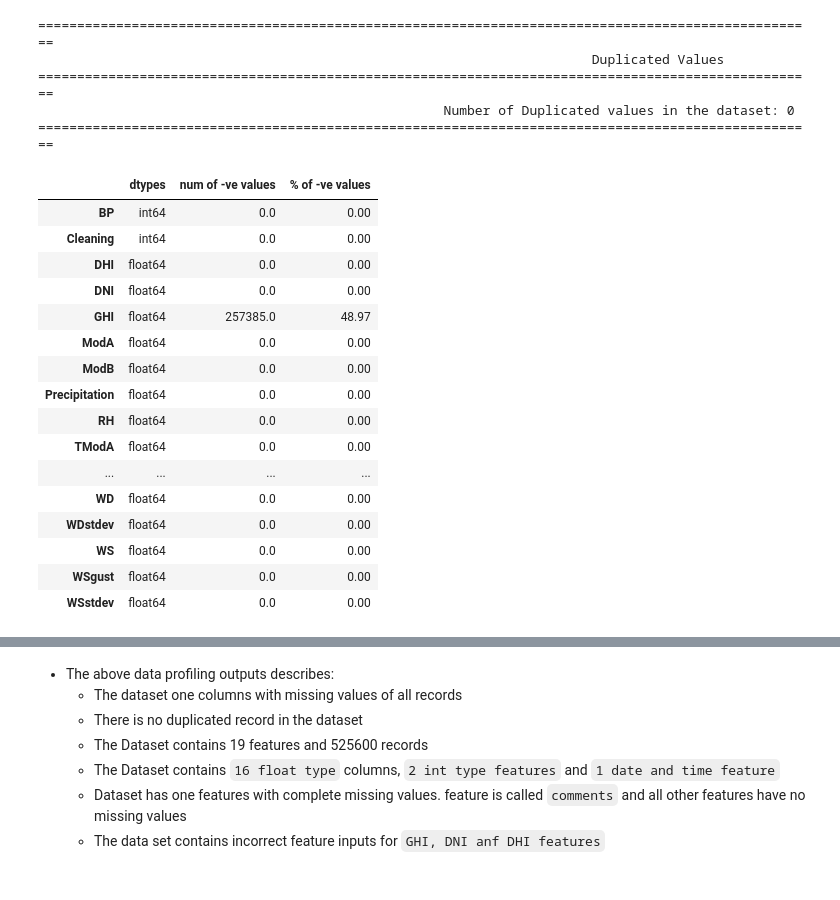
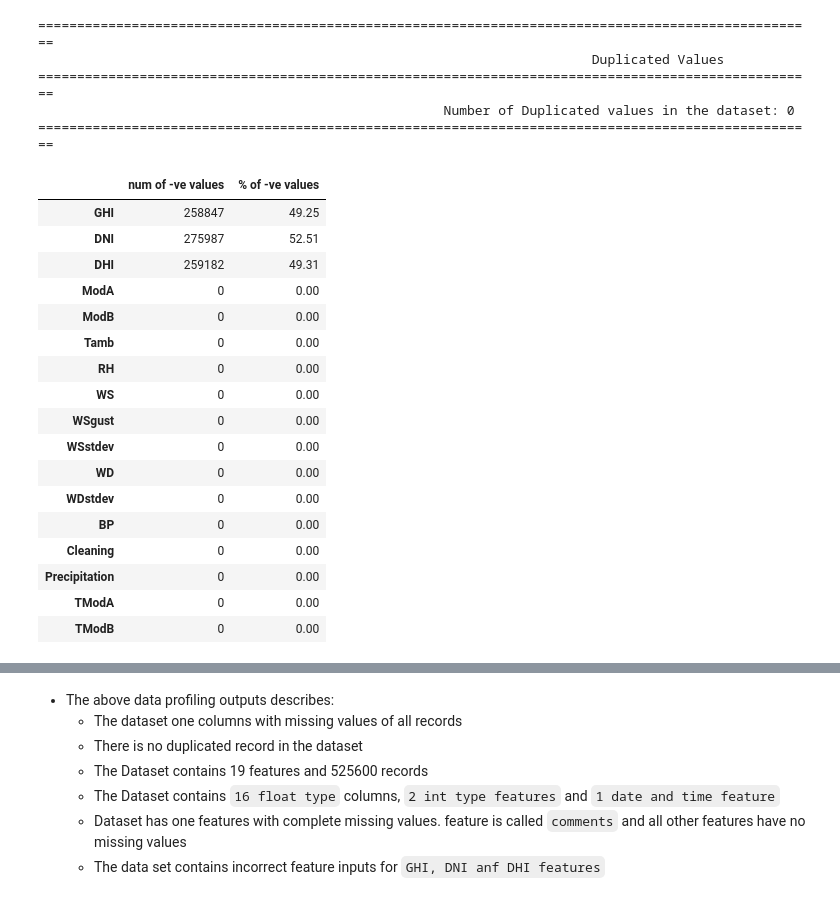
Before and after one commit to Jonepeter/solar-challenge-week1, a Jupyter notebook: notebooks/benin_eda.ipynb, the cells around one changed output, grey strips where cells are left out. Cells and saved outputs as stored; diff of their text form; code cells hidden in the pictures.

```diff
--- a/notebooks/benin_eda.ipynb
+++ b/notebooks/benin_eda.ipynb
@@ -10,7 +10,7 @@ import numpy as np
 from scipy.stats import zscore
 # %%
 # Reading DataSets
-togo_data = pd.read_csv("../data/togo-dapaong_qc.csv", parse_dates=['Timestamp'])
+benin_data = pd.read_csv("../data/benin-malanville.csv", parse_dates=['Timestamp'])
 # %% [markdown]
 ### Data Profiling
 # %%
@@ -154,6 +153,6 @@ no_missing
 # %%
-# After getting missing number of missing values "comment" feature is dropped
-togo_data.drop(['Comments'], axis=1, inplace=True)
+# After getting number of missing values feature "comment" is dropped
+benin_data.drop(['Comments'], axis=1, inplace=True)  # drop comments column
 # %%
 
 # Number of Duplicated values
@@ -171,28 +170,28 @@ print("="*100, end="\n")
 # %%
 # finding incorrect entries from the dataset
 negative_values = pd.DataFrame({
-    'dtypes': togo_data.dtypes,
-    'num of -ve values': togo_data.select_dtypes(include='number').lt(0).sum(),
-    "% of -ve values": round(togo_data.select_dtypes(include='number').lt(0).mean() *100, 2),
+    'num of -ve values': benin_data.select_dtypes(include='number').lt(0).sum(), # counting the number of negative values in the dataset
+    "% of -ve values": round(benin_data.select_dtypes(include='number').lt(0).mean() *100, 2), # percentage of negative values
 })
 
 negative_values
 # %% [output]
-|  | dtypes | num of -ve values | % of -ve values |
-| BP | int64 | 0.0 | 0.00 |
-| Cleaning | int64 | 0.0 | 0.00 |
-| DHI | float64 | 0.0 | 0.00 |
-| DNI | float64 | 0.0 | 0.00 |
-| GHI | float64 | 257385.0 | 48.97 |
-| ModA | float64 | 0.0 | 0.00 |
-| ModB | float64 | 0.0 | 0.00 |
-| Precipitation | float64 | 0.0 | 0.00 |
-| RH | float64 | 0.0 | 0.00 |
-| TModA | float64 | 0.0 | 0.00 |
-| ... | ... | ... | ... |
-| WD | float64 | 0.0 | 0.00 |
-| WDstdev | float64 | 0.0 | 0.00 |
-| WS | float64 | 0.0 | 0.00 |
-| WSgust | float64 | 0.0 | 0.00 |
-| WSstdev | float64 | 0.0 | 0.00 |
+|  | num of -ve values | % of -ve values |
+| GHI | 258847 | 49.25 |
+| DNI | 275987 | 52.51 |
+| DHI | 259182 | 49.31 |
+| ModA | 0 | 0.00 |
+| ModB | 0 | 0.00 |
+| Tamb | 0 | 0.00 |
+| RH | 0 | 0.00 |
+| WS | 0 | 0.00 |
+| WSgust | 0 | 0.00 |
+| WSstdev | 0 | 0.00 |
+| WD | 0 | 0.00 |
+| WDstdev | 0 | 0.00 |
+| BP | 0 | 0.00 |
+| Cleaning | 0 | 0.00 |
+| Precipitation | 0 | 0.00 |
+| TModA | 0 | 0.00 |
+| TModB | 0 | 0.00 |
 # %%
```
Also changed, not shown: parts of 16 cells of this notebook.
